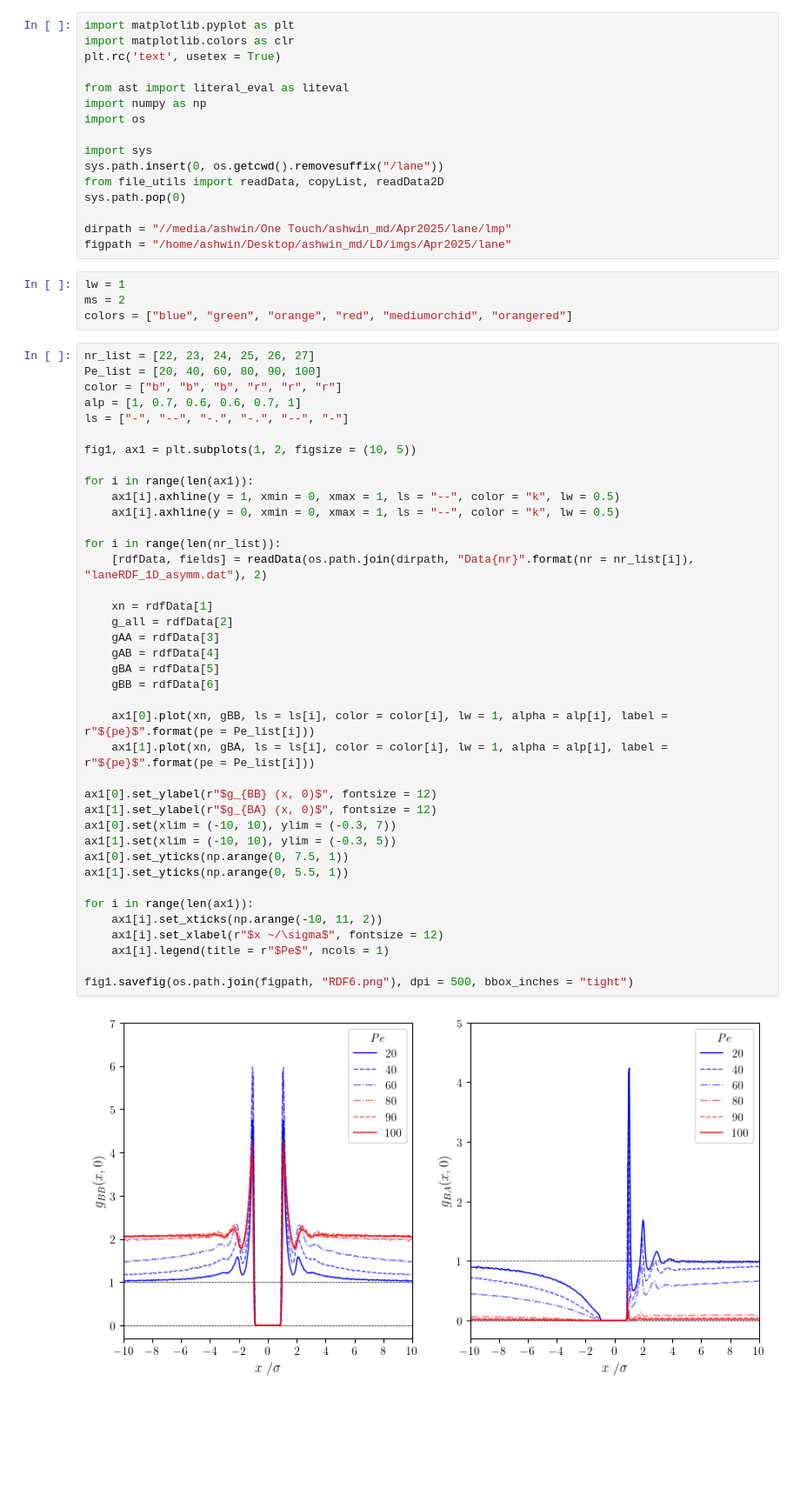
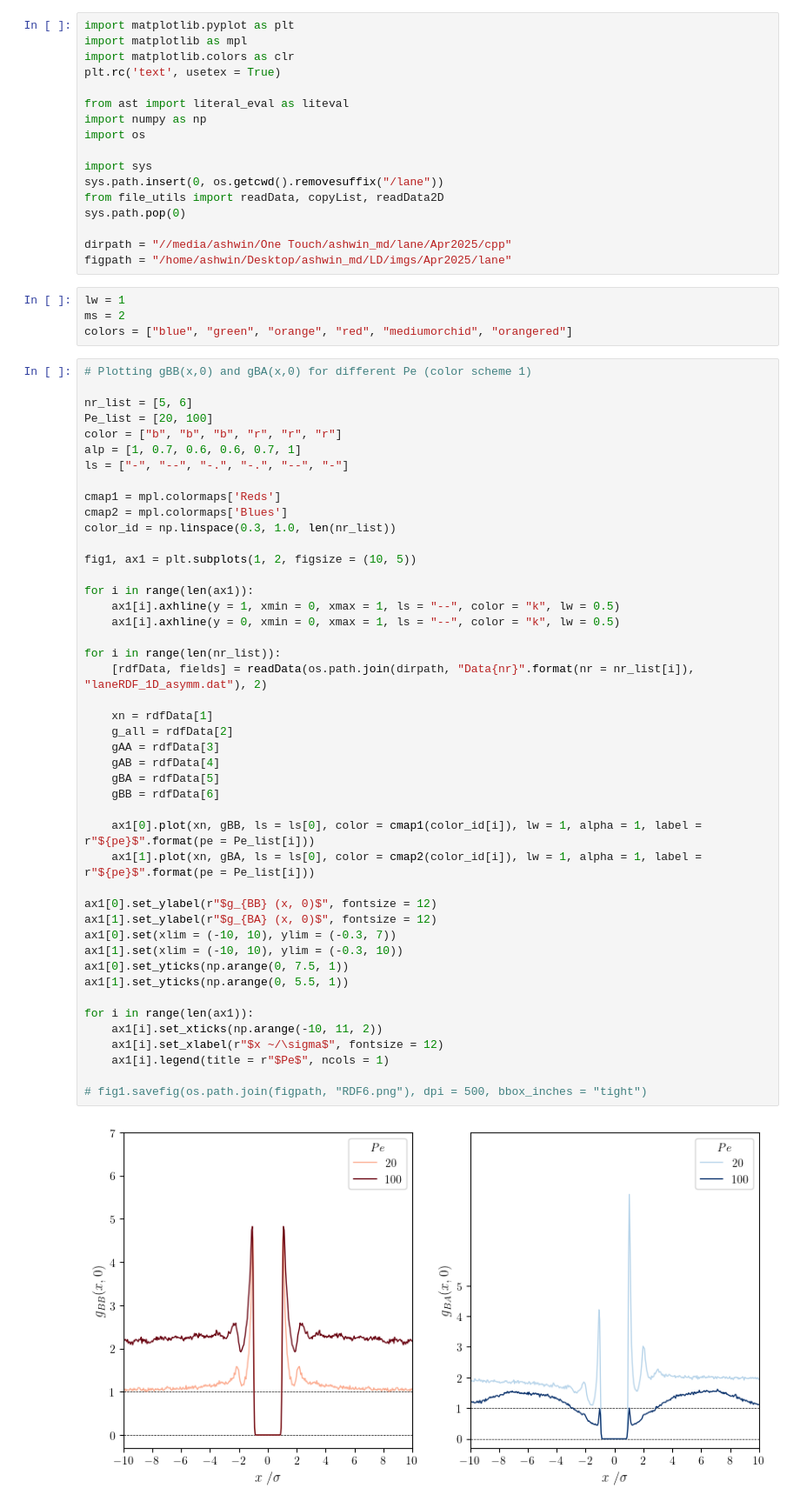
Before and after one commit to AshwinKumar-1381/ld_analysis, a Jupyter notebook: log/lane/plotRDF.ipynb, the cells around one changed output. Shown at 87% size. Cells and saved outputs as stored; diff of their text form; blank space fills up the shorter version.

```diff
--- a/log/lane/plotRDF.ipynb
+++ b/log/lane/plotRDF.ipynb
@@ -1,5 +1,6 @@
 # %%
 import matplotlib.pyplot as plt
+import matplotlib as mpl
 import matplotlib.colors as clr
 plt.rc('text', usetex = True)
 
@@ -12,51 +13,57 @@ sys.path.insert(0, os.getcwd().removesuffix("/lane"))
 from file_utils import readData, copyList, readData2D
 sys.path.pop(0)
 
-dirpath = "//media/ashwin/One Touch/ashwin_md/Apr2025/lane/lmp"
+dirpath = "//media/ashwin/One Touch/ashwin_md/lane/Apr2025/cpp"
 figpath = "/home/ashwin/Desktop/ashwin_md/LD/imgs/Apr2025/lane"
 # %%
 lw = 1
 ms = 2
 colors = ["blue", "green", "orange", "red", "mediumorchid", "orangered"]
 # %%
-nr_list = [22, 23, 24, 25, 26, 27]
-Pe_list = [20, 40, 60, 80, 90, 100]
+# Plotting gBB(x,0) and gBA(x,0) for different Pe (color scheme 1)
+
+nr_list = [5, 6]
+Pe_list = [20, 100]
 color = ["b", "b", "b", "r", "r", "r"]
 alp = [1, 0.7, 0.6, 0.6, 0.7, 1]
 ls = ["-", "--", "-.", "-.", "--", "-"]
+
+cmap1 = mpl.colormaps['Reds']
+cmap2 = mpl.colormaps['Blues']
+color_id = np.linspace(0.3, 1.0, len(nr_list))
 
 fig1, ax1 = plt.subplots(1, 2, figsize = (10, 5))
 
 for i in range(len(ax1)):
     ax1[i].axhline(y = 1, xmin = 0, xmax = 1, ls = "--", color = "k", lw = 0.5)
     ax1[i].axhline(y = 0, xmin = 0, xmax = 1, ls = "--", color = "k", lw = 0.5)
 
 for i in range(len(nr_list)):
     [rdfData, fields] = readData(os.path.join(dirpath, "Data{nr}".format(nr = nr_list[i]), "laneRDF_1D_asymm.dat"), 2)
 
     xn = rdfData[1]
     g_all = rdfData[2]
     gAA = rdfData[3]
     gAB = rdfData[4]
     gBA = rdfData[5]
     gBB = rdfData[6]
 
-    ax1[0].plot(xn, gBB, ls = ls[i], color = color[i], lw = 1, alpha = alp[i], label = r"${pe}$".format(pe = Pe_list[i]))
-    ax1[1].plot(xn, gBA, ls = ls[i], color = color[i], lw = 1, alpha = alp[i], label = r"${pe}$".format(pe = Pe_list[i]))
+    ax1[0].plot(xn, gBB, ls = ls[0], color = cmap1(color_id[i]), lw = 1, alpha = 1, label = r"${pe}$".format(pe = Pe_list[i]))
+    ax1[1].plot(xn, gBA, ls = ls[0], color = cmap2(color_id[i]), lw = 1, alpha = 1, label = r"${pe}$".format(pe = Pe_list[i]))
 
 ax1[0].set_ylabel(r"$g_{BB} (x, 0)$", fontsize = 12)
 ax1[1].set_ylabel(r"$g_{BA} (x, 0)$", fontsize = 12)
 ax1[0].set(xlim = (-10, 10), ylim = (-0.3, 7))
-ax1[1].set(xlim = (-10, 10), ylim = (-0.3, 5))
+ax1[1].set(xlim = (-10, 10), ylim = (-0.3, 10))
 ax1[0].set_yticks(np.arange(0, 7.5, 1))
 ax1[1].set_yticks(np.arange(0, 5.5, 1))
 
 for i in range(len(ax1)):
     ax1[i].set_xticks(np.arange(-10, 11, 2))
     ax1[i].set_xlabel(r"$x ~/\sigma$", fontsize = 12)
     ax1[i].legend(title = r"$Pe$", ncols = 1)
 
-fig1.savefig(os.path.join(figpath, "RDF6.png"), dpi = 500, bbox_inches = "tight")
+# fig1.savefig(os.path.join(figpath, "RDF6.png"), dpi = 500, bbox_inches = "tight")
 # %% [output]
-[figure, old version]
+[figure, new version]
 # %%
```
Also changed, not shown: parts of 4 cells of this notebook, 16 other files.
